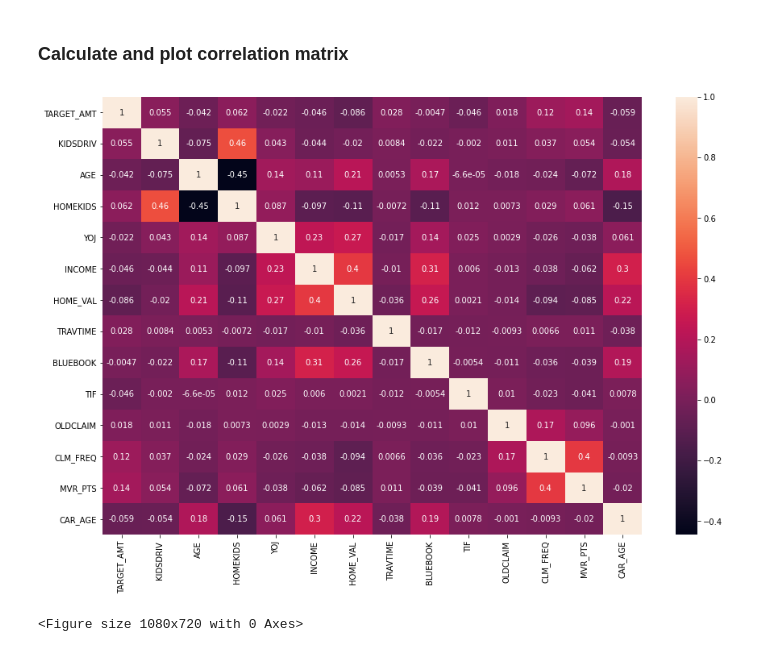
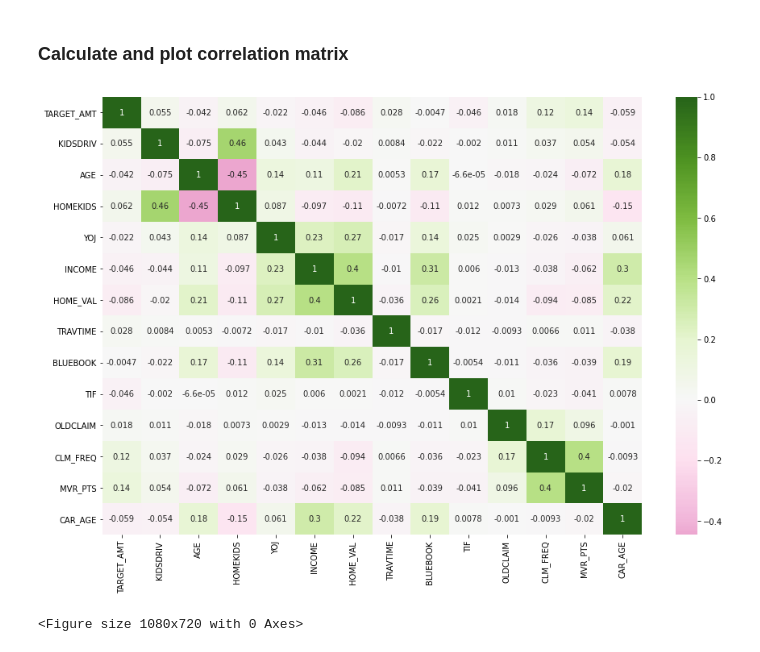
Before and after one commit to rousseauv/DU-test, a Jupyter notebook: data-exploration.ipynb, the cells around one changed output. Cells and saved outputs as stored; diff of their text form; code cells hidden in the pictures.

Commit message:
Change palette of correlation matrix plot

```diff
--- a/data-exploration.ipynb
+++ b/data-exploration.ipynb
@@ -309,9 +309,9 @@ df[PARAM].hist(bins=15, figsize=(15, 15), layout=(5, 5));
 # %%
 corrMatrix = df[PARAM_NUM].corr()
 # %%
-sns.heatmap(corrMatrix, annot=True)
+sns.heatmap(corrMatrix, annot=True, cmap="PiYG", center=0)
 plt.figure()
 plt.show()
 # %% [output]
-[figure, old version]
+[figure, new version]
 <Figure size 1080x720 with 0 Axes>
```
